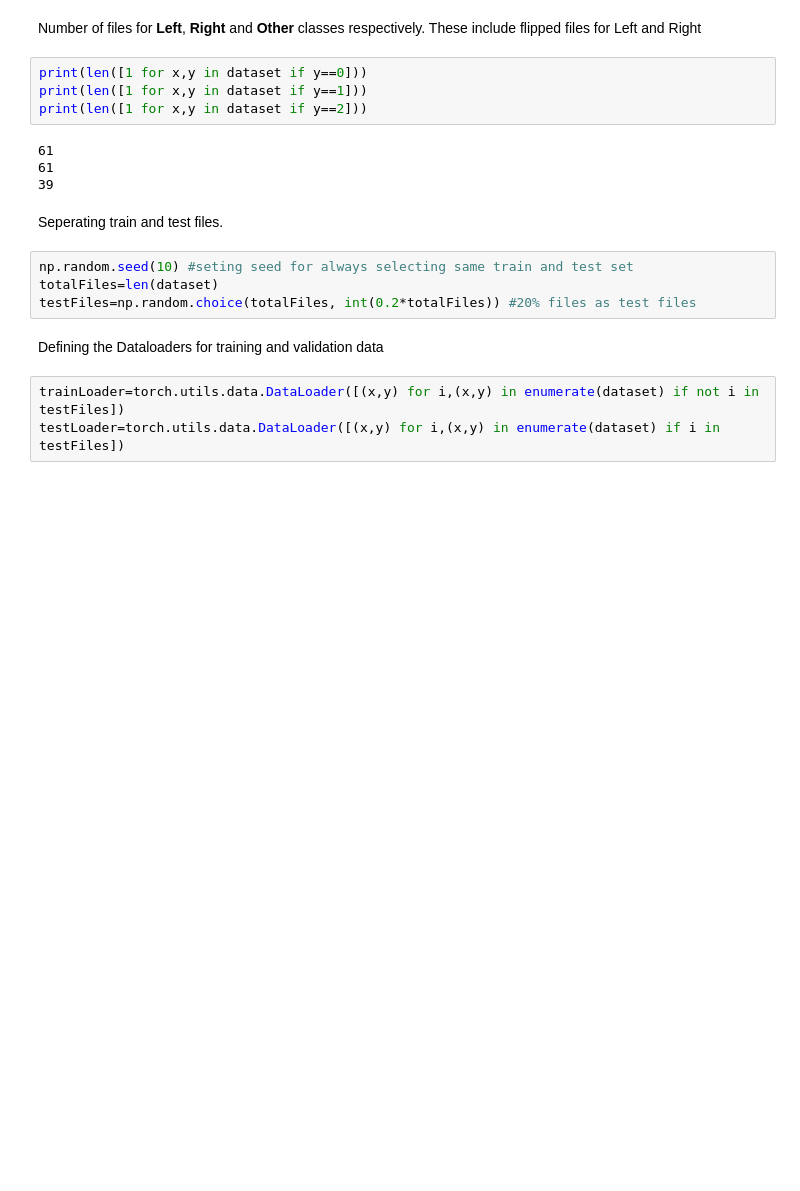
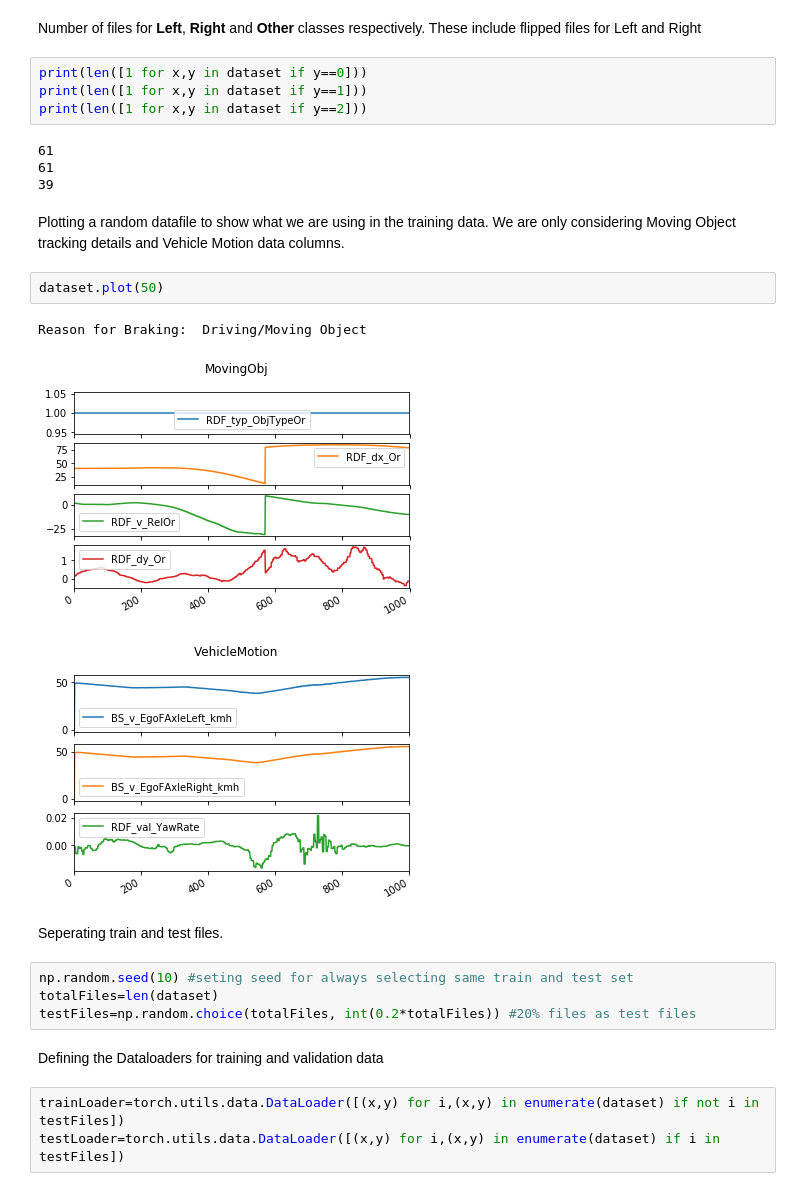
Before and after one commit to dumbPy/SceneR2, a Jupyter notebook: Notebooks/CSV_Model_with_Vehicle_Motion_Data.ipynb, the cells around one changed output. Saved outputs shown, nothing was run; the diff lists cells and outputs as text; blank space fills up the shorter version.

```diff
--- a/Notebooks/CSV_Model_with_Vehicle_Motion_Data.ipynb
+++ b/Notebooks/CSV_Model_with_Vehicle_Motion_Data.ipynb
@@ -51,6 +31,14 @@ print(len([1 for x,y in dataset if y==2]))
 61
 61
 39
+# %% [markdown]
+Plotting a random datafile to show what we are using in the training data. We are only considering Moving Object tracking details and Vehicle Motion data columns.
+# %%
+dataset.plot(50)
+# %% [output]
+Reason for Braking:  Driving/Moving Object
+[figure, added]
+[figure, added]
 # %% [markdown]
 Seperating train and test files.
 # %%
```
Also changed, not shown: parts of 59 cells of this notebook.
